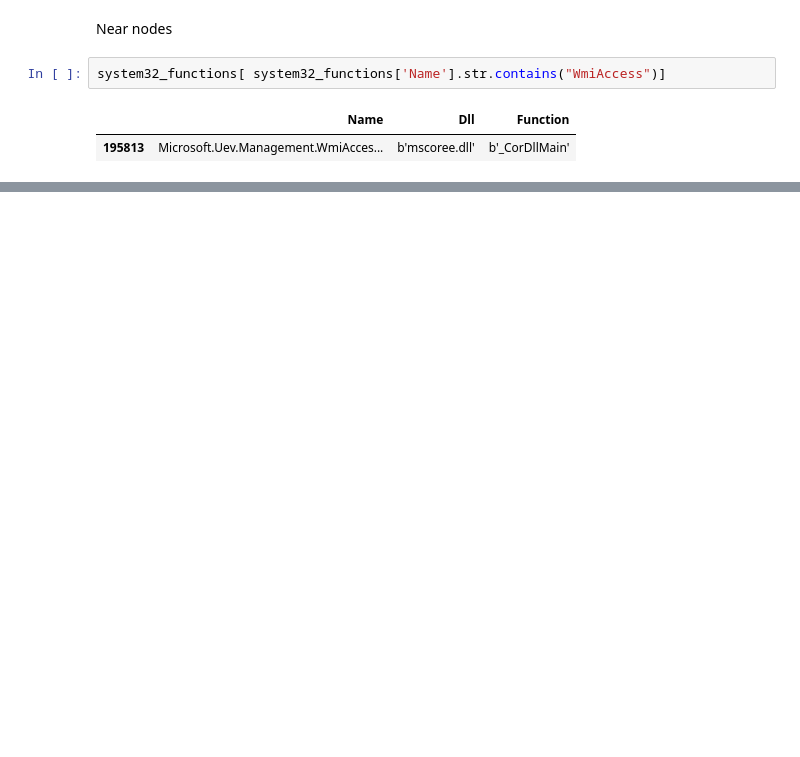
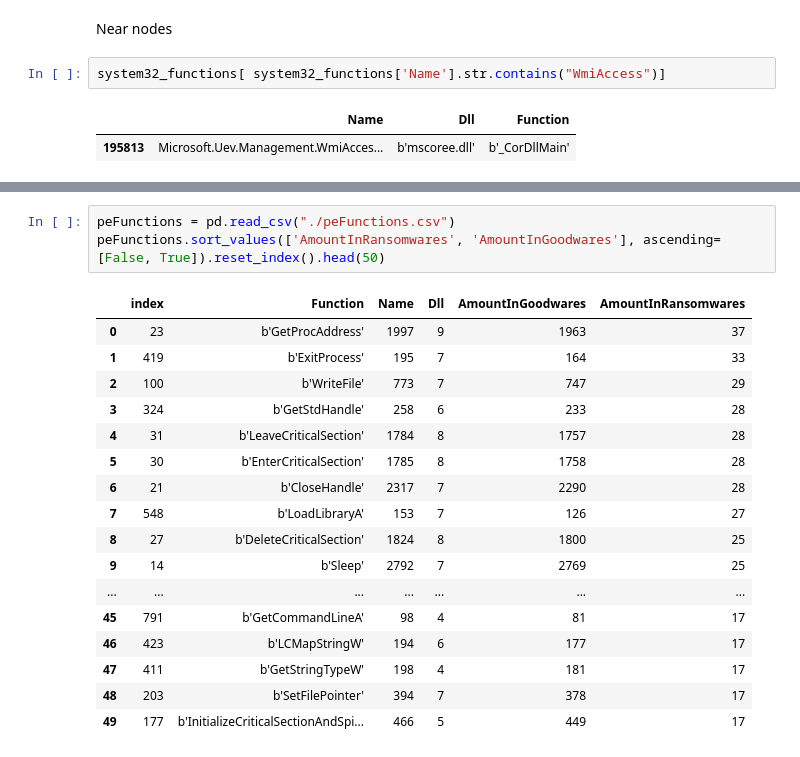
Before and after one commit to c2dc/nastyware, a Jupyter notebook: notebooks/static-attributes.ipynb, the cells around one changed output, grey strips where cells are left out. Cells and saved outputs as stored; diff of their text form; blank space fills up the shorter version.

Commit message:
Function analysis updated.

```diff
--- a/notebooks/static-attributes.ipynb
+++ b/notebooks/static-attributes.ipynb
@@ -443,0 +618,21 @@ nearsBr1
+# %%
+peFunctions = pd.read_csv("./peFunctions.csv")
+peFunctions.sort_values(['AmountInRansomwares', 'AmountInGoodwares'], ascending=[False, True]).reset_index().head(50)
+# %% [output]
+|  | index | Function | Name | Dll | AmountInGoodwares | AmountInRansomwares |
+| 0 | 23 | b'GetProcAddress' | 1997 | 9 | 1963 | 37 |
+| 1 | 419 | b'ExitProcess' | 195 | 7 | 164 | 33 |
+| 2 | 100 | b'WriteFile' | 773 | 7 | 747 | 29 |
+| 3 | 324 | b'GetStdHandle' | 258 | 6 | 233 | 28 |
+| 4 | 31 | b'LeaveCriticalSection' | 1784 | 8 | 1757 | 28 |
+| 5 | 30 | b'EnterCriticalSection' | 1785 | 8 | 1758 | 28 |
+| 6 | 21 | b'CloseHandle' | 2317 | 7 | 2290 | 28 |
+| 7 | 548 | b'LoadLibraryA' | 153 | 7 | 126 | 27 |
+| 8 | 27 | b'DeleteCriticalSection' | 1824 | 8 | 1800 | 25 |
+| 9 | 14 | b'Sleep' | 2792 | 7 | 2769 | 25 |
+| ... | ... | ... | ... | ... | ... | ... |
+| 45 | 791 | b'GetCommandLineA' | 98 | 4 | 81 | 17 |
+| 46 | 423 | b'LCMapStringW' | 194 | 6 | 177 | 17 |
+| 47 | 411 | b'GetStringTypeW' | 198 | 4 | 181 | 17 |
+| 48 | 203 | b'SetFilePointer' | 394 | 7 | 378 | 17 |
+| 49 | 177 | b'InitializeCriticalSectionAndSpi... | 466 | 5 | 449 | 17 |
```
Also changed, not shown: parts of 24 cells of this notebook, 1 other file.
